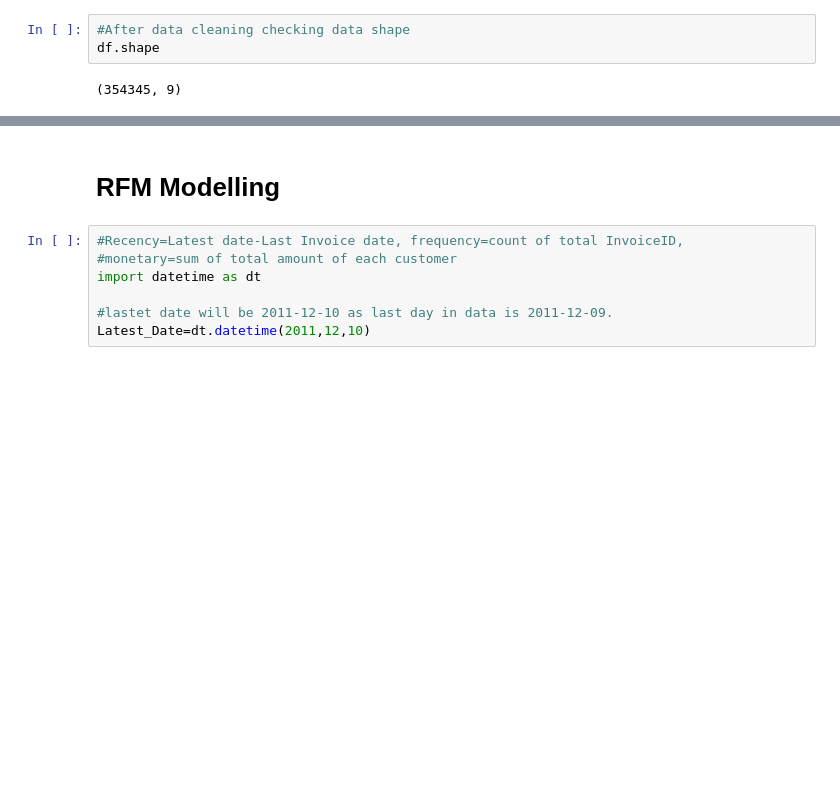
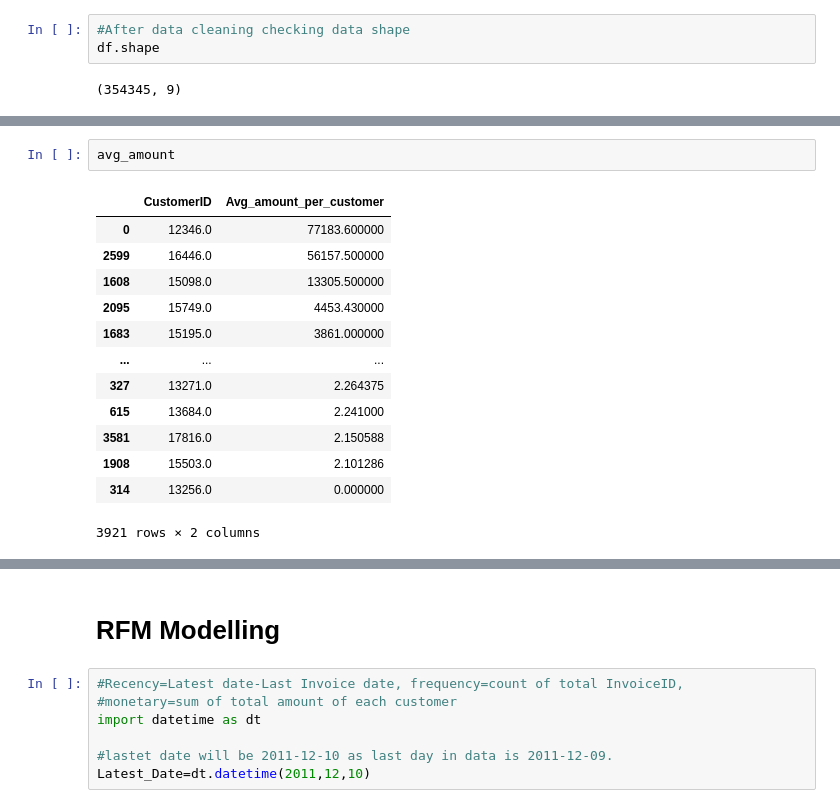
Before and after one commit to AjayUnique/Customer-Segmentation, a Jupyter notebook: Customer_Segmentation.ipynb, the cells around one changed output, grey strips where cells are left out. Saved outputs shown, nothing was run; the diff lists cells and outputs as text; blank space fills up the shorter version.

```diff
--- a/Customer_Segmentation.ipynb
+++ b/Customer_Segmentation.ipynb
@@ -99,0 +171,16 @@ df.head()
+# %%
+avg_amount
+# %% [output]
+|  | CustomerID | Avg_amount_per_customer |
+| 0 | 12346.0 | 77183.600000 |
+| 2599 | 16446.0 | 56157.500000 |
+| 1608 | 15098.0 | 13305.500000 |
+| 2095 | 15749.0 | 4453.430000 |
+| 1683 | 15195.0 | 3861.000000 |
+| ... | ... | ... |
+| 327 | 13271.0 | 2.264375 |
+| 615 | 13684.0 | 2.241000 |
+| 3581 | 17816.0 | 2.150588 |
+| 1908 | 15503.0 | 2.101286 |
+| 314 | 13256.0 | 0.000000 |
+3921 rows × 2 columns
```
Also changed, not shown: parts of 15 cells of this notebook.
